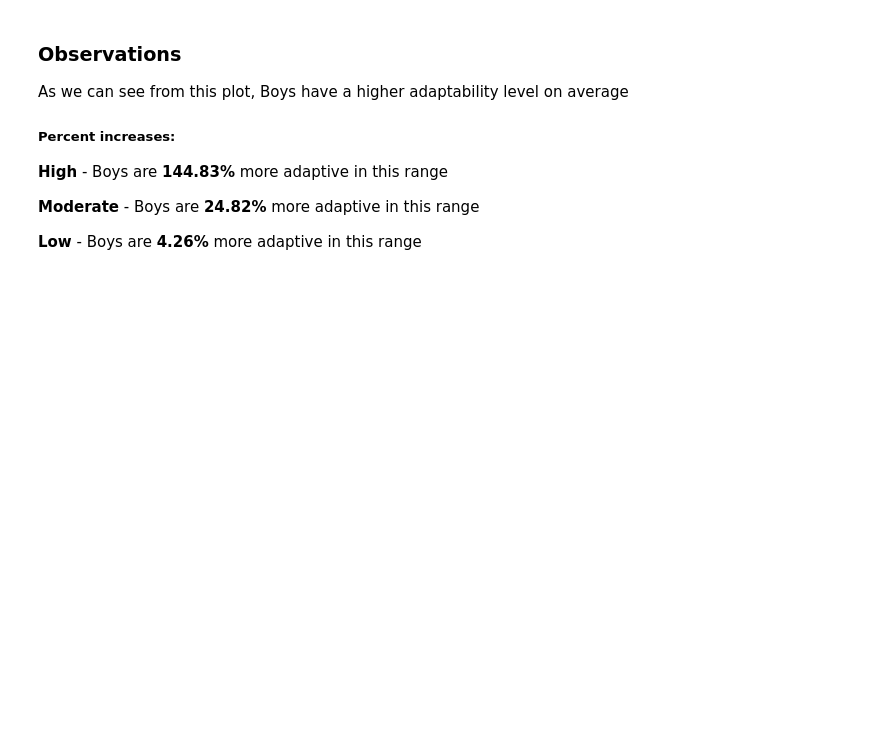
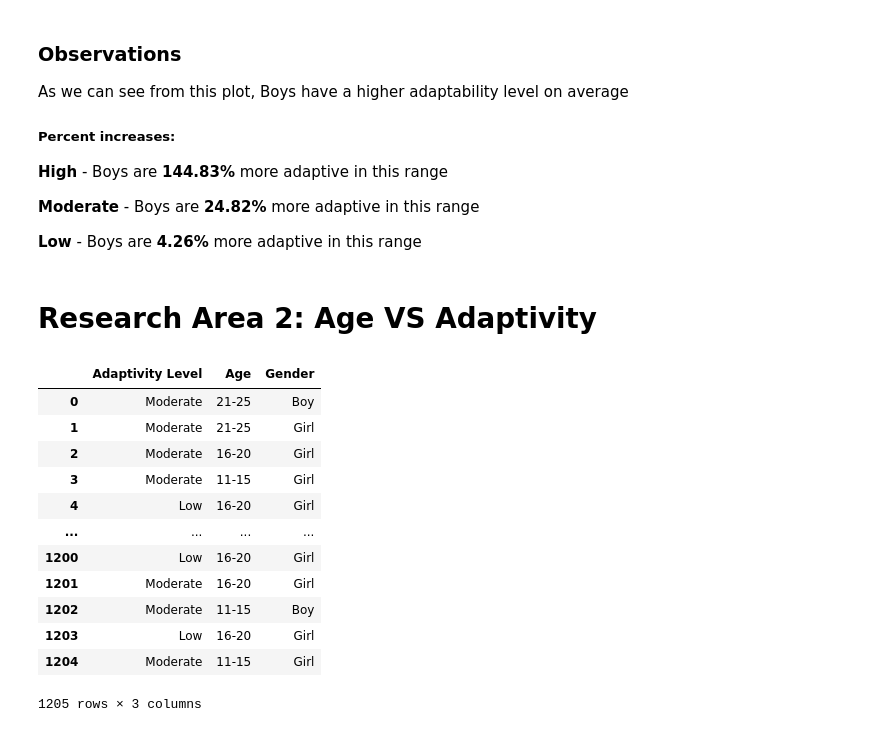
Before and after one commit to ubco-W2022T2-data301/project-group-group37, a Jupyter notebook: analysis/analysis1.ipynb, the cells around one changed output. Cells and saved outputs as stored; diff of their text form; code cells hidden in the pictures; blank space fills up the shorter version.

Commit message:
Finished Research area 1 and 2

```diff
--- a/analysis/analysis1.ipynb
+++ b/analysis/analysis1.ipynb
@@ -162,3 +163,22 @@ As we can see from this plot, Boys have a higher adaptability level on average
 **Moderate** - Boys are **24.82%** more adaptive in this range
 
 **Low** - Boys are **4.26%** more adaptive in this range
+# %% [markdown]
+# Research Area 2:  Age VS Adaptivity
+# %%
+plot2 = adapt[['Adaptivity Level','Age', 'Gender']]
+plot2
+# %% [output]
+|  | Adaptivity Level | Age | Gender |
+| 0 | Moderate | 21-25 | Boy |
+| 1 | Moderate | 21-25 | Girl |
+| 2 | Moderate | 16-20 | Girl |
+| 3 | Moderate | 11-15 | Girl |
+| 4 | Low | 16-20 | Girl |
+| ... | ... | ... | ... |
+| 1200 | Low | 16-20 | Girl |
+| 1201 | Moderate | 16-20 | Girl |
+| 1202 | Moderate | 11-15 | Boy |
+| 1203 | Low | 16-20 | Girl |
+| 1204 | Moderate | 11-15 | Girl |
+1205 rows × 3 columns
```
Also changed, not shown: parts of 9 cells of this notebook.
